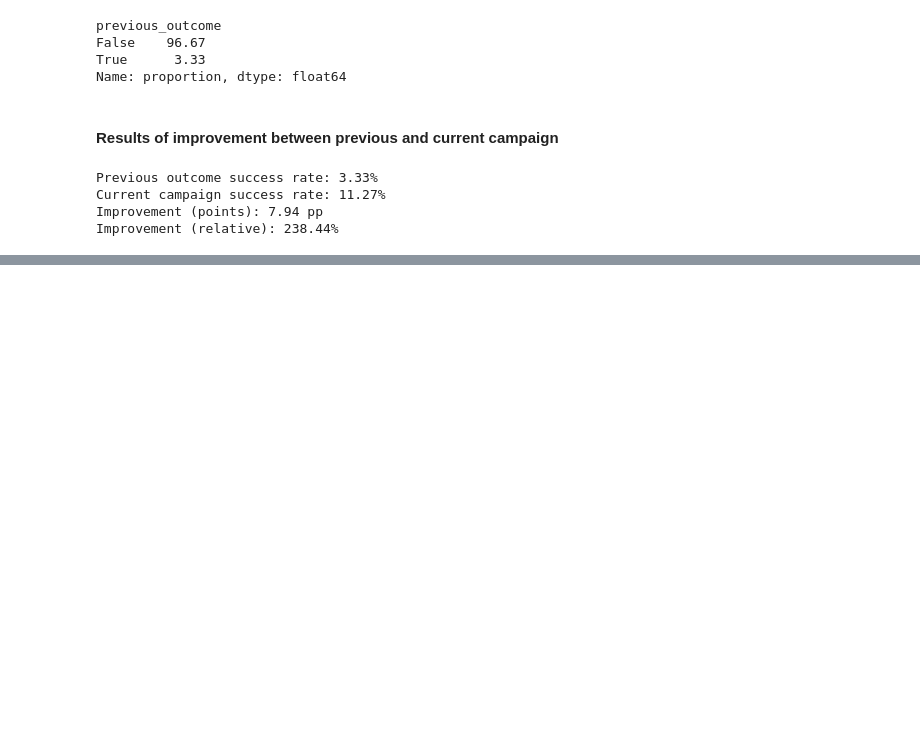
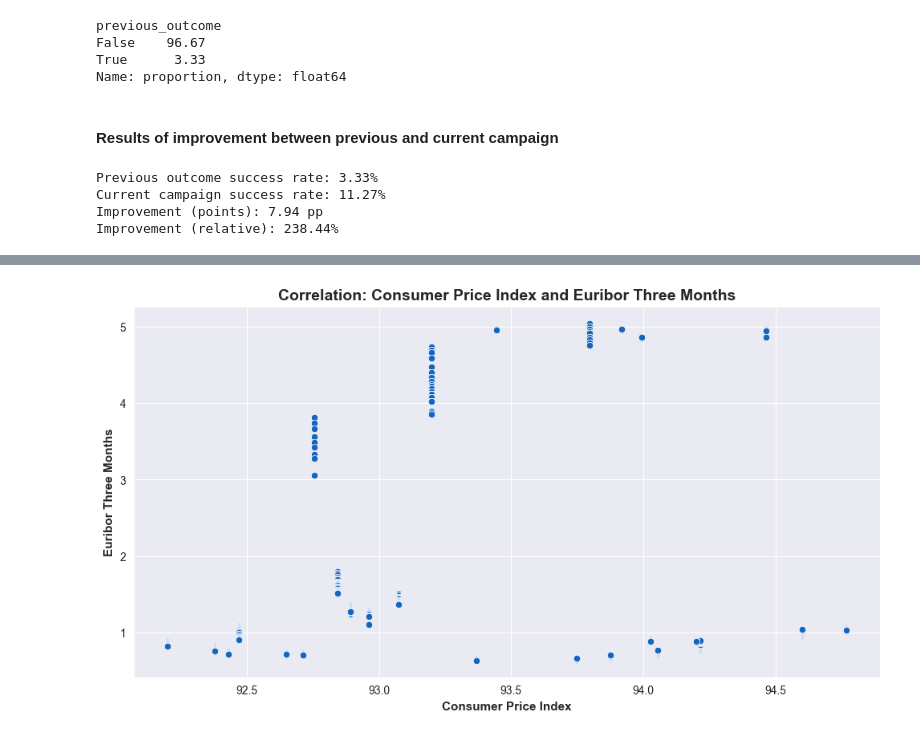
Before and after one commit to StephanieApaza/Bank_marketing_campaign, a Jupyter notebook: bank_marketing/bank_marketing.ipynb, the cells around one changed output, grey strips where cells are left out. Saved outputs shown, nothing was run; the diff lists cells and outputs as text; code cells hidden in the pictures; blank space fills up the shorter version.

```diff
--- a/bank_marketing/bank_marketing.ipynb
+++ b/bank_marketing/bank_marketing.ipynb
@@ -742,0 +783,9 @@ Improvement (relative): 238.44%
+# %%
+plt.figure(figsize=(12,6))
+sns.scatterplot(data=economics_df, x='cons_price_idx', y='euribor_three_months')
+plt.title("Correlation: Consumer Price Index and Euribor Three Months", fontsize=14, weight="bold")
+plt.xlabel("Consumer Price Index", fontsize=11, weight="bold")
+plt.ylabel("Euribor Three Months", fontsize=11, weight="bold")
+plt.show()
+# %% [output]
+[figure, added]
```
Also changed, not shown: parts of 7 cells of this notebook.
